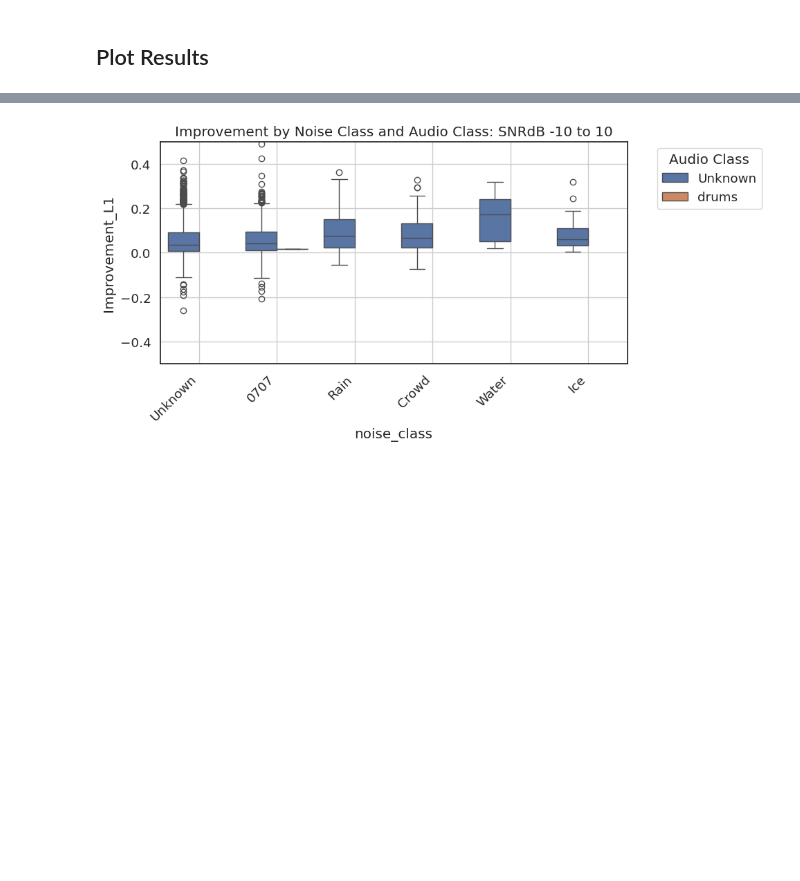
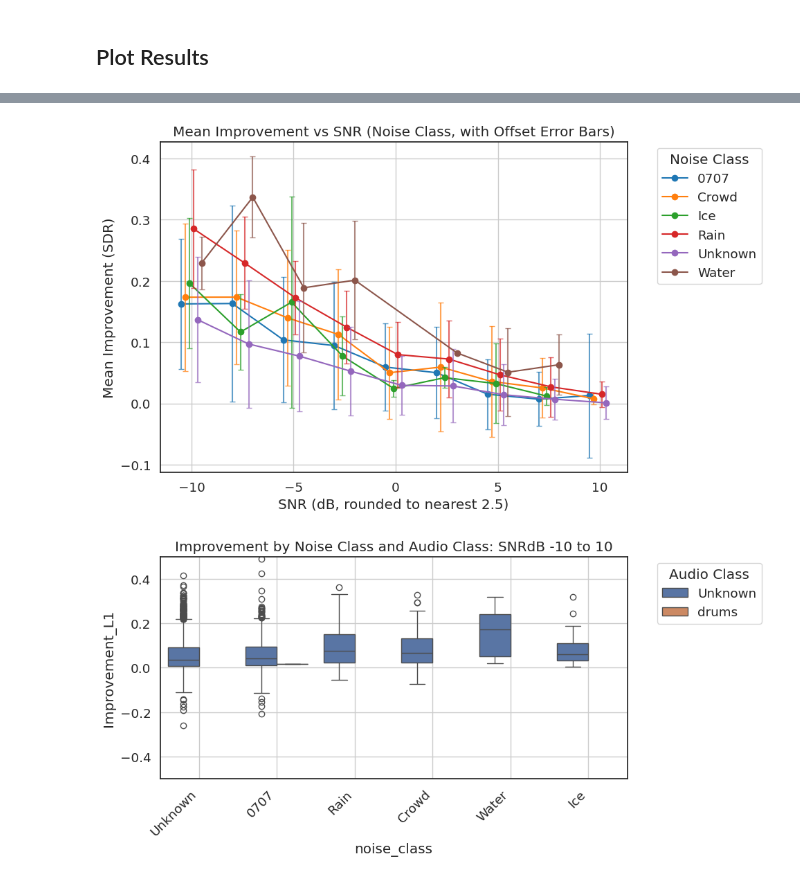
Before and after one commit to CiaranMaloy/audioautoencoder, a Jupyter notebook: audioautoencoder/Scripts/Test_Model.ipynb, the cells around one changed output, grey strips where cells are left out. Cells and saved outputs as stored; diff of their text form; code cells hidden in the pictures; blank space fills up the shorter version.

```diff
--- a/audioautoencoder/Scripts/Test_Model.ipynb
+++ b/audioautoencoder/Scripts/Test_Model.ipynb
@@ -257,3 +254,34 @@ NameError: name 'df_subset' is not defined
+# %%
+plt.figure(figsize=(10, 6))
+
+# Get unique noise classes and assign each a small x-offset
+noise_classes = df_noise_stats["noise_class"].unique()
+offsets = np.linspace(-0.5, 0.5, len(noise_classes))  # Adjust spacing if needed
+offset_dict = dict(zip(noise_classes, offsets))
+
+# Plot each class with its offset
+palette = sns.color_palette("tab10", len(noise_classes))
+for idx, noise_class in enumerate(noise_classes):
+    class_df = df_noise_stats[df_noise_stats["noise_class"] == noise_class]
+    x_vals = class_df["snr_db_rounded"] + offset_dict[noise_class]  # Offset x-values
+
+    # Plot line
+    plt.plot(x_vals, class_df["mean_improvement"], marker="o", label=noise_class,
+             color=palette[idx])
+
+    # Plot error bars
+    plt.errorbar(x_vals, class_df["mean_improvement"], yerr=class_df["std_improvement"],
+                 fmt='none', capsize=3, color=palette[idx], alpha=0.7)
+
+plt.xlabel("SNR (dB, rounded to nearest 2.5)")
+plt.ylabel("Mean Improvement (SDR)")
+plt.title("Mean Improvement vs SNR (Noise Class, with Offset Error Bars)")
+plt.legend(title="Noise Class", bbox_to_anchor=(1.05, 1), loc="upper left")
+plt.grid(True)
+plt.tight_layout()
+plt.show()
+# %% [output]
+[figure, added]
 # %%
 import seaborn as sns
 import matplotlib.pyplot as plt
```
Also changed, not shown: parts of 5 cells of this notebook.
